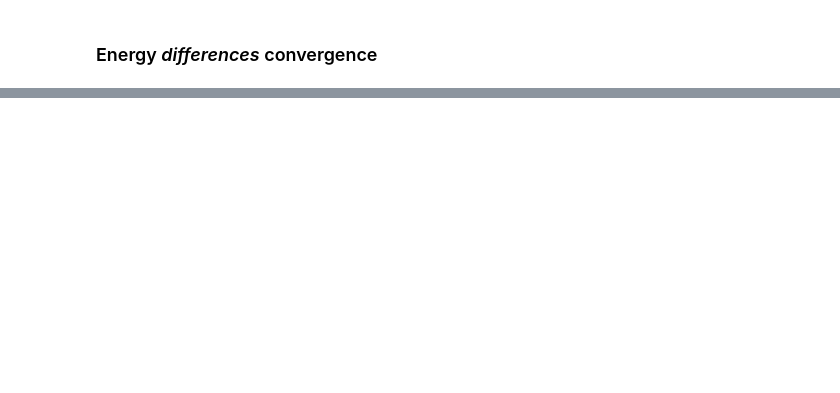
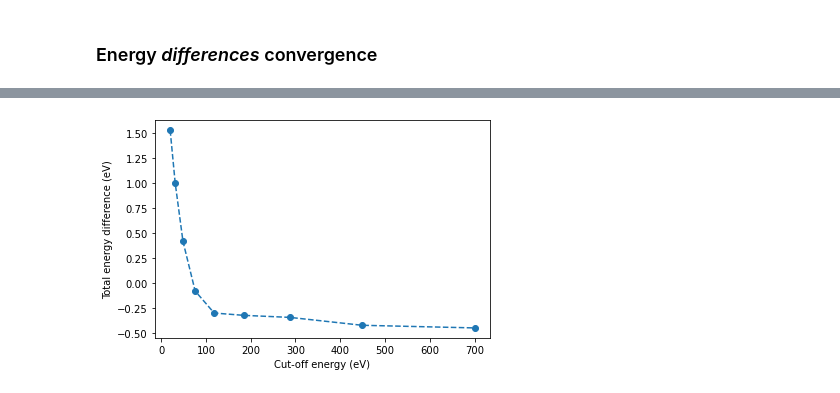
Before and after one commit to jochym/abinitio-methods, a Jupyter notebook: 02_Convergence_Analysis.ipynb, the cells around one changed output, grey strips where cells are left out. Saved outputs shown, nothing was run; the diff lists cells and outputs as text; code cells hidden in the pictures; blank space fills up the shorter version.

```diff
--- a/02_Convergence_Analysis.ipynb
+++ b/02_Convergence_Analysis.ipynb
@@ -200,0 +154,7 @@ legend();
+# %%
+# Plot the difference in energy
+plot(results[0], results_2[1]-results[1], 'o--')
+xlabel('Cut-off energy (eV)')
+ylabel('Total energy difference (eV)');
+# %% [output]
+[figure, added]
```
Also changed, not shown: parts of 50 cells of this notebook.
